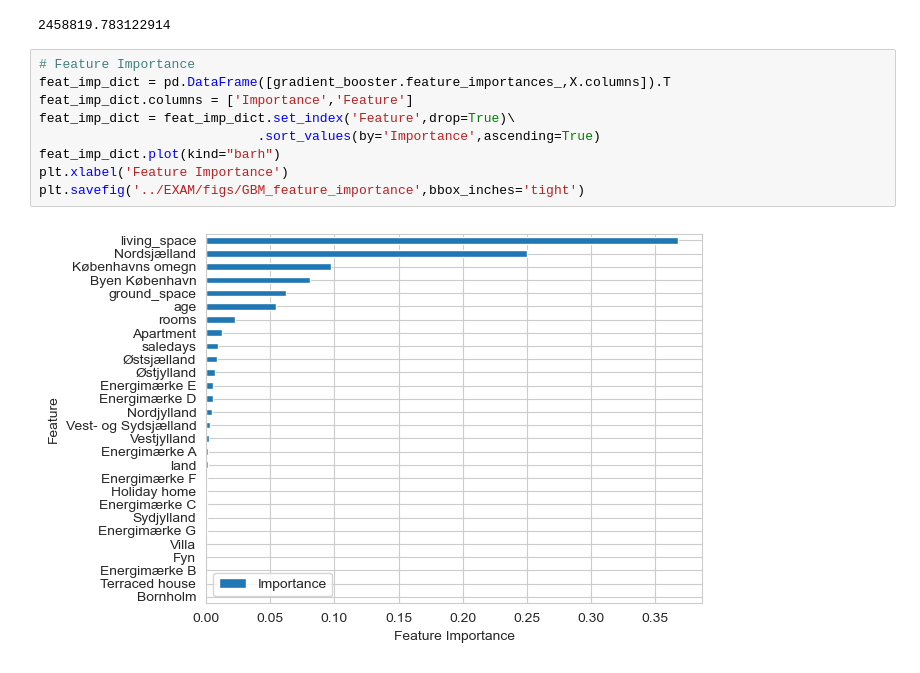
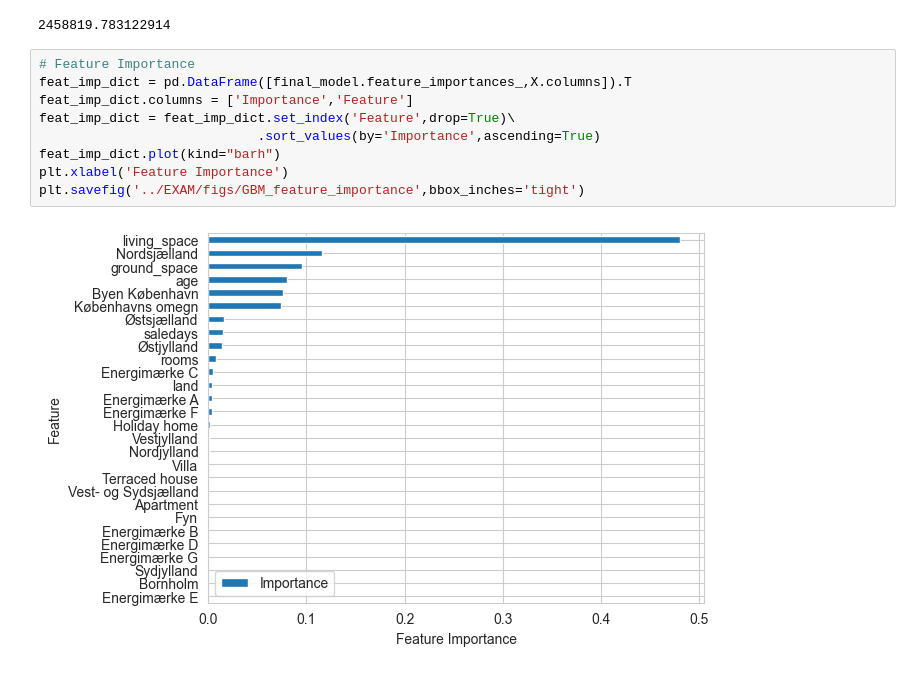
Before and after one commit to QiZhang777777/SODAS2023, a Jupyter notebook: EXAM/model_GBM.ipynb, the cells around one changed output. Saved outputs shown, nothing was run; the diff lists cells and outputs as text.

Commit message:
model

```diff
--- a/EXAM/model_GBM.ipynb
+++ b/EXAM/model_GBM.ipynb
@@ -139,12 +139,12 @@ RMSE_GBM
 2458819.783122914
 # %%
 # Feature Importance
-feat_imp_dict = pd.DataFrame([gradient_booster.feature_importances_,X.columns]).T
+feat_imp_dict = pd.DataFrame([final_model.feature_importances_,X.columns]).T
 feat_imp_dict.columns = ['Importance','Feature']
 feat_imp_dict = feat_imp_dict.set_index('Feature',drop=True)\
                             .sort_values(by='Importance',ascending=True)
 feat_imp_dict.plot(kind="barh")
 plt.xlabel('Feature Importance')
 plt.savefig('../EXAM/figs/GBM_feature_importance',bbox_inches='tight')
 # %% [output]
-[figure, old version]
+[figure, new version]
```
Also changed, not shown: parts of 3 cells of this notebook, 10 other files.
